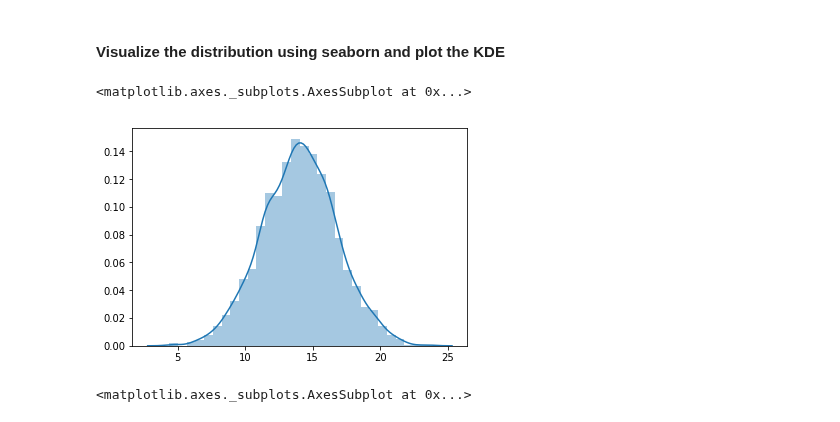
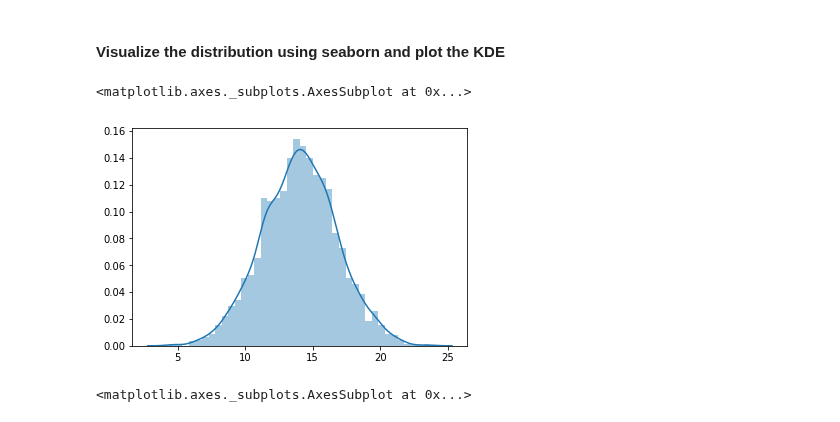
Before and after one commit to lasoya/dsc-1-09-13-normal-gaussian-distributions-lab-nyc-ds-career-031119, a Jupyter notebook: index.ipynb, the cells around one changed output. Saved outputs shown, nothing was run; the diff lists cells and outputs as text; code cells hidden in the pictures.

```diff
--- a/index.ipynb
+++ b/index.ipynb
@@ -65,10 +65,10 @@ plt.plot(bins, density)
 # %% [markdown]
 #### Visualize the distribution using seaborn and plot the KDE
 # %%
-sns.distplot(s, hist=True, bins=30)
+sns.distplot(s, hist=True, bins=40)
 # %% [output]
 <matplotlib.axes._subplots.AxesSubplot at 0x...>
-[figure, old version]
+[figure, new version]
 # %%
 # %% [output]
 <matplotlib.axes._subplots.AxesSubplot at 0x...>
```
